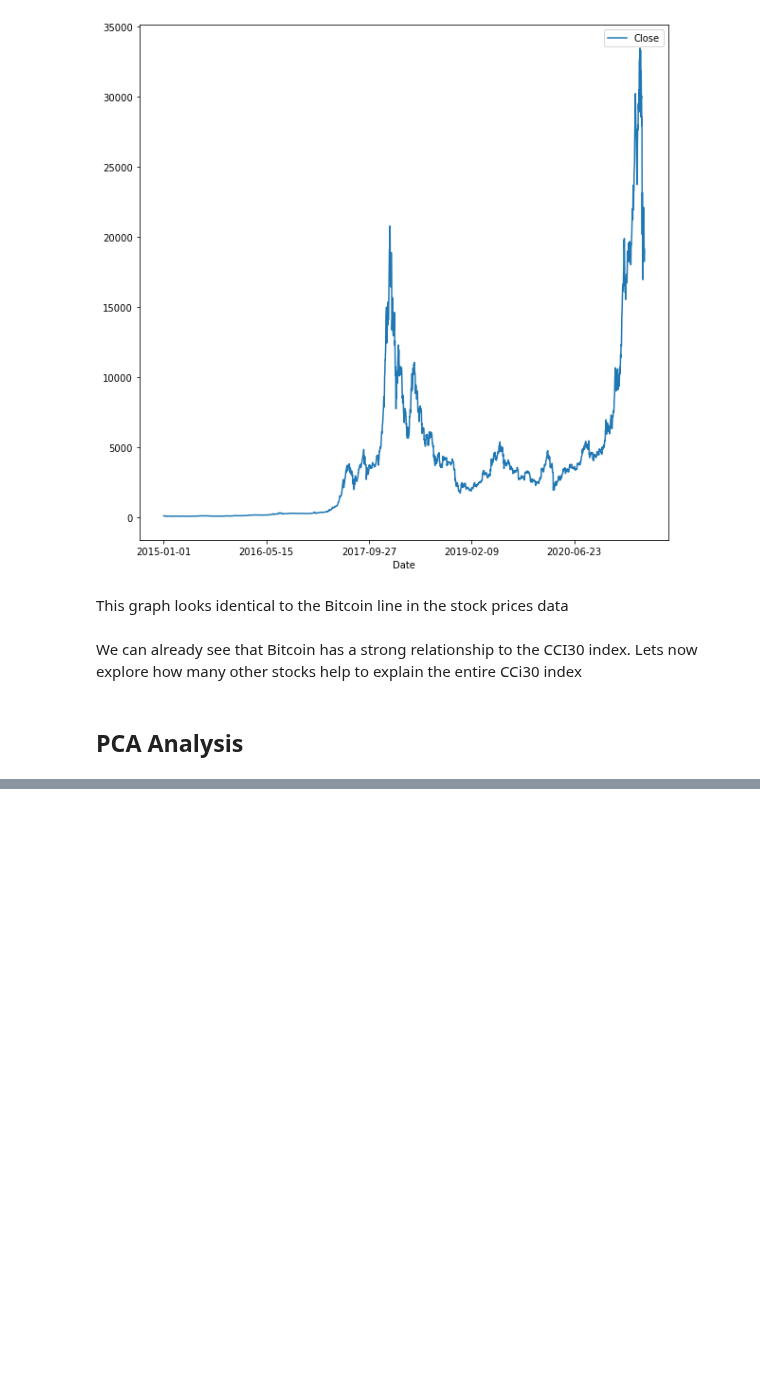
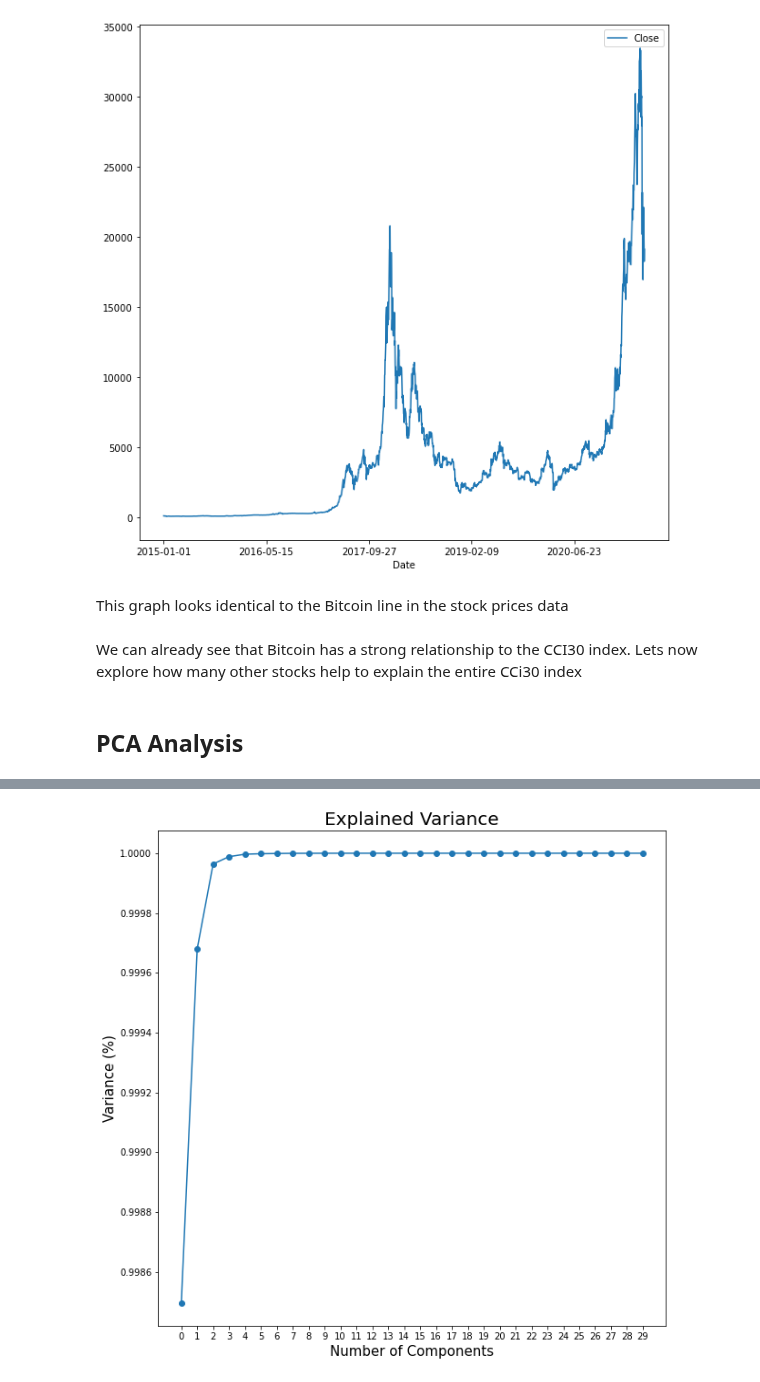
Before and after one commit to kenneykwan/Springboard, a Jupyter notebook: Capstone2-CCI30Index/Capstone 2 CCI30 Index - EDA.ipynb, the cells around one changed output, grey strips where cells are left out. Saved outputs shown, nothing was run; the diff lists cells and outputs as text; code cells hidden in the pictures; blank space fills up the shorter version.

```diff
--- a/Capstone2-CCI30Index/Capstone 2 CCI30 Index - EDA.ipynb
+++ b/Capstone2-CCI30Index/Capstone 2 CCI30 Index - EDA.ipynb
@@ -124,0 +124,16 @@ ValueError: Input contains NaN, infinity or a value too large for dtype('float64
+# %%
+# plot the Cumulative Summation of the Explained Variance
+plt.figure()
+plt.plot(np.cumsum(stock_price_PCA.explained_variance_ratio_),marker='o')
+
+# define the labels & title
+plt.xlabel('Number of Components', fontsize = 15)
+plt.ylabel('Variance (%)', fontsize = 15)
+plt.title('Explained Variance', fontsize = 20)
+
+plt.xticks(np.arange(0,30,1))
+
+# show the plot
+plt.show()
+# %% [output]
+[figure, added]
```
Also changed, not shown: parts of 6 cells of this notebook, 2 other files.
